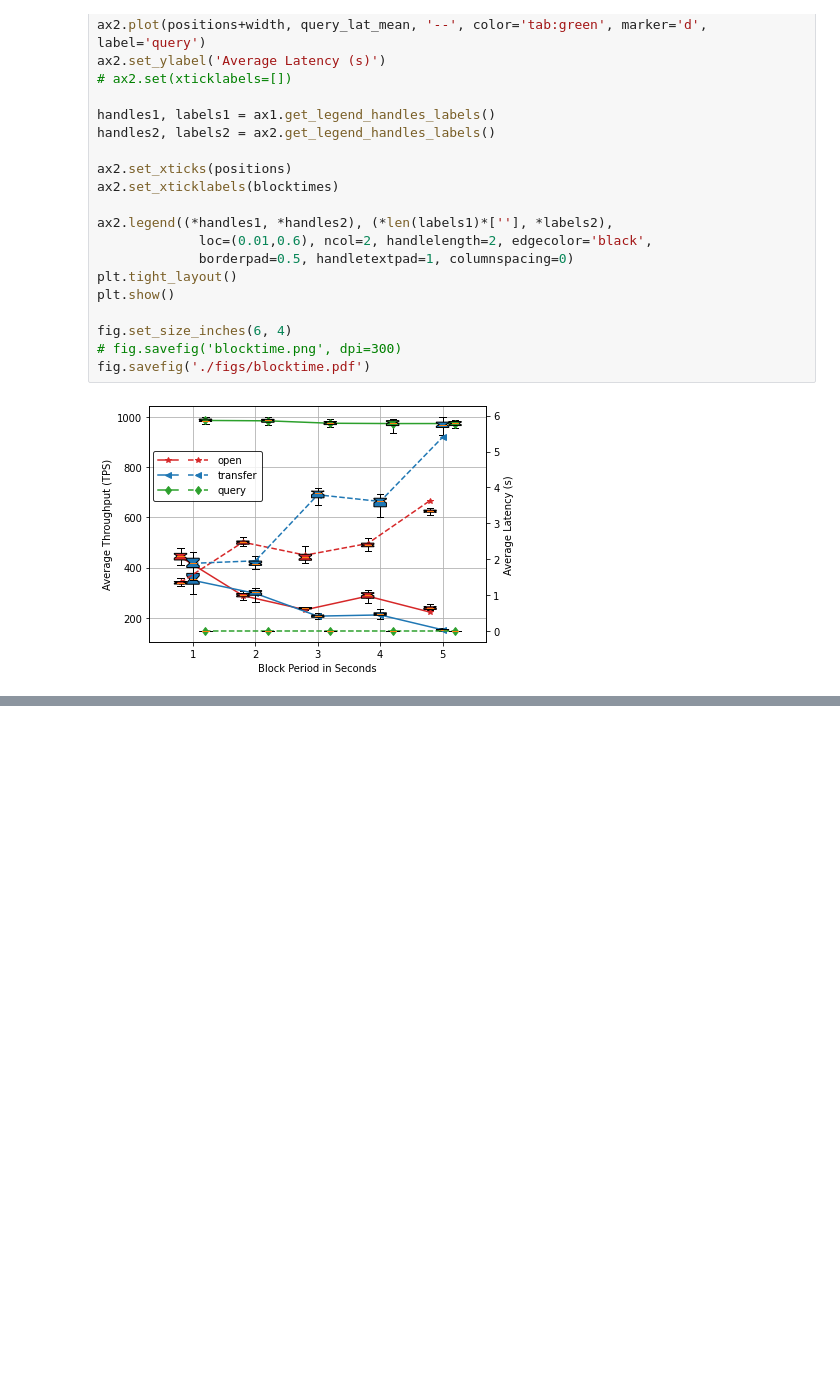
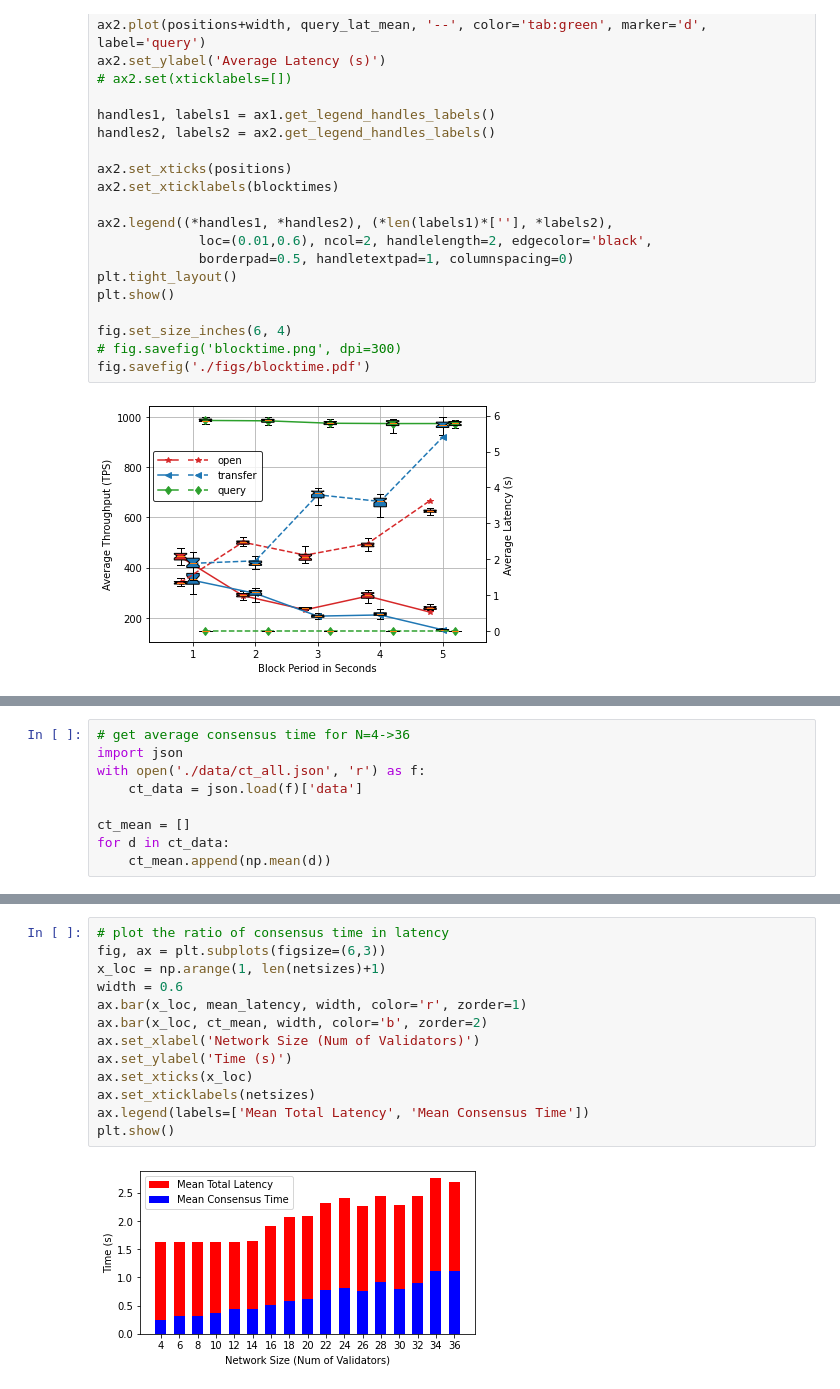
Before and after one commit to CaixiangFan/besu-benchmark, a Jupyter notebook: src/data_process.ipynb, the cells around one changed output, grey strips where cells are left out. Cells and saved outputs as stored; diff of their text form; blank space fills up the shorter version.

Commit message:
plot the ratio of consensus time in total latency

```diff
--- a/src/data_process.ipynb
+++ b/src/data_process.ipynb
@@ -1020,0 +1071,9 @@ fig.savefig('./figs/blocktime.pdf')
+# %%
+# get average consensus time for N=4->36
+import json
+with open('./data/ct_all.json', 'r') as f:
+    ct_data = json.load(f)['data']
+
+ct_mean = []
+for d in ct_data:
+    ct_mean.append(np.mean(d))
@@ -1020,0 +1091,15 @@ fig.savefig('./figs/blocktime.pdf')
+# %%
+# plot the ratio of consensus time in latency
+fig, ax = plt.subplots(figsize=(6,3))
+x_loc = np.arange(1, len(netsizes)+1)
+width = 0.6
+ax.bar(x_loc, mean_latency, width, color='r', zorder=1)
+ax.bar(x_loc, ct_mean, width, color='b', zorder=2)
+ax.set_xlabel('Network Size (Num of Validators)')
+ax.set_ylabel('Time (s)')
+ax.set_xticks(x_loc)
+ax.set_xticklabels(netsizes)
+ax.legend(labels=['Mean Total Latency', 'Mean Consensus Time'])
+plt.show()
+# %% [output]
+[figure, added]
```
Also changed, not shown: parts of 3 cells of this notebook, 1 other file.
